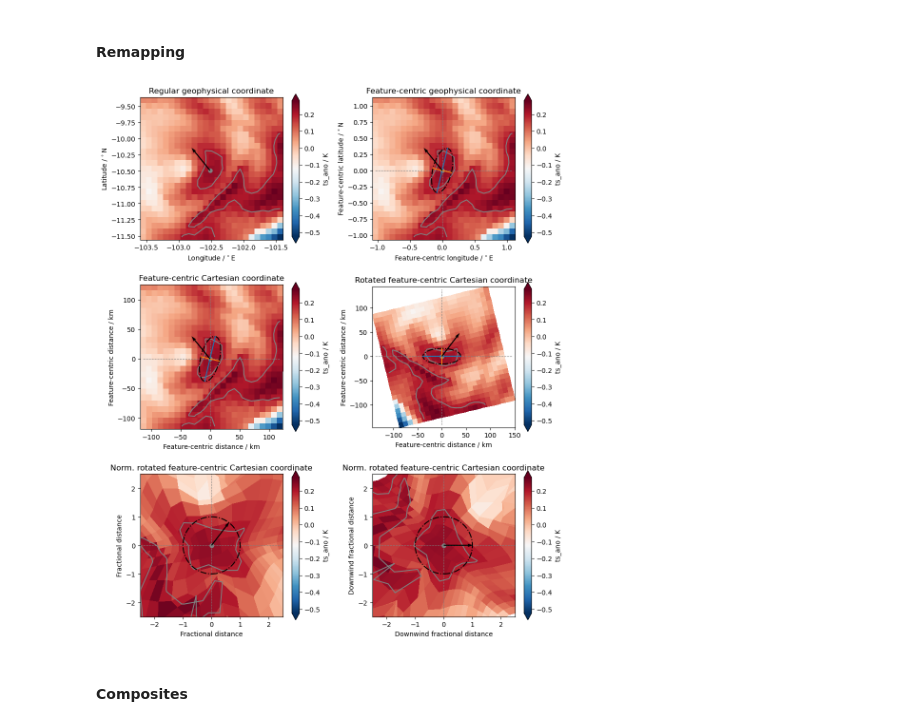
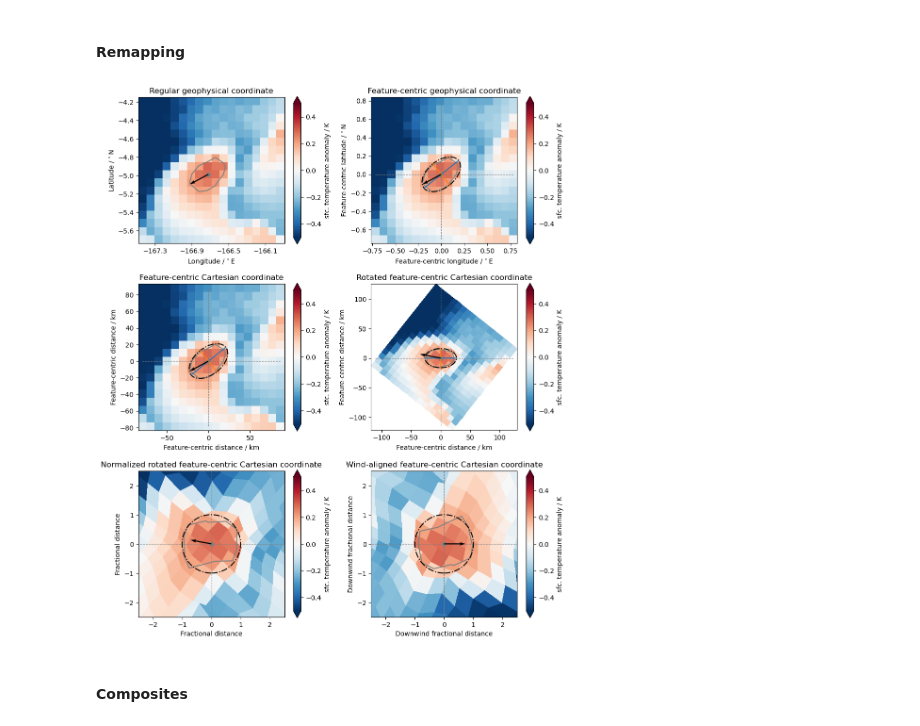
Before and after one commit to HF7weatherman/pycompo, a Jupyter notebook: examples/build_composite_step-by-step.ipynb, the cells around one changed output. Cells and saved outputs as stored; diff of their text form; code cells hidden in the pictures.

```diff
--- a/examples/build_composite_step-by-step.ipynb
+++ b/examples/build_composite_step-by-step.ipynb
@@ -126,14 +125,17 @@ feature_compo_data = get_compo_coords_ds(feature_data, feature_var, config)
 # %% [markdown]
 #### Remapping
 # %%
-feature_id = 31
+import importlib as implib
+implib.reload(pcplot)
+
+feature_id = 103 #38
 wind = feature_props[['bg_uas', 'bg_vas']]
 pcplot.plot_coord_trafo(
     feature_data, feature_ellipse, wind, feature_id,
     f"{feature_var}_ano", config['feature']['threshold'],
     )
 # %% [output]
-[figure, old version]
+[figure, new version]
 # %% [markdown]
 #### Composites
 # %%
```
Also changed, not shown: parts of 2 cells of this notebook.
